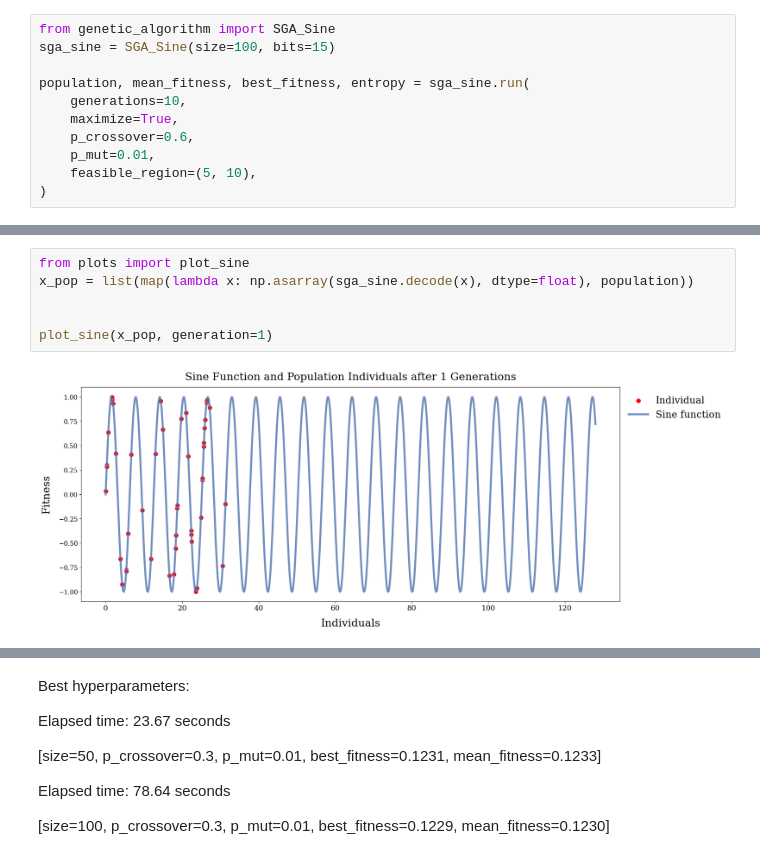
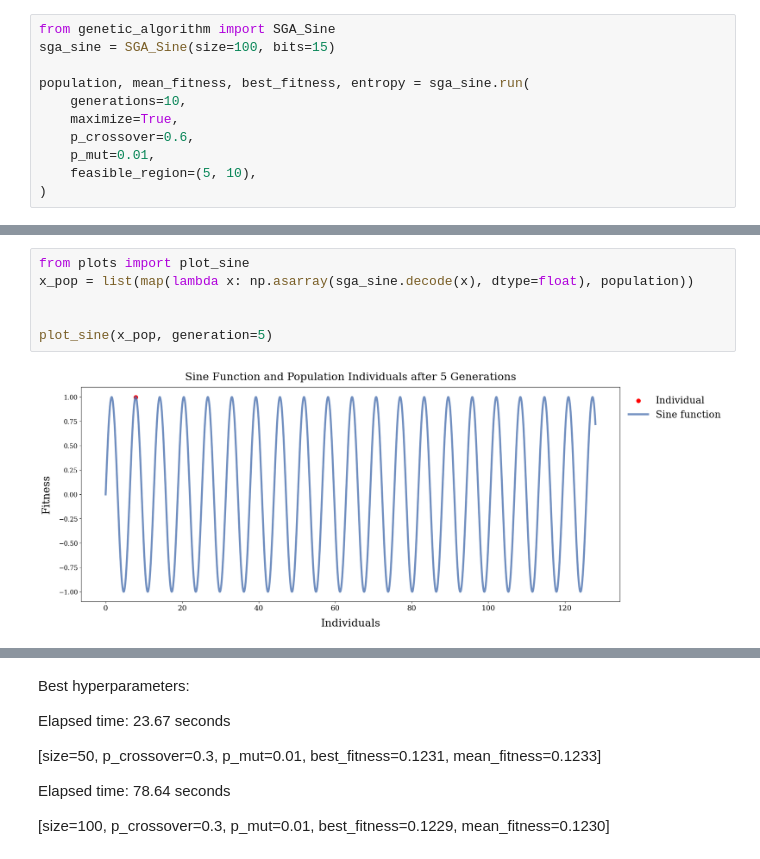
Before and after one commit to olavforland/IT3708, a Jupyter notebook: Project1/project1.ipynb, the cells around one changed output, grey strips where cells are left out. Saved outputs shown, nothing was run; the diff lists cells and outputs as text.

```diff
--- a/Project1/project1.ipynb
+++ b/Project1/project1.ipynb
@@ -19,11 +19,11 @@ plot_fitness(mean_fitness, best_fitness)
 # %%
 from plots import plot_sine
 x_pop = list(map(lambda x: np.asarray(sga_sine.decode(x), dtype=float), population))
 
 
-plot_sine(x_pop, generation=1)
+plot_sine(x_pop, generation=5)
 # %% [output]
-[figure, old version]
+[figure, new version]
 # %%
 from genetic_algorithm import SGA_LinReg
 import pandas as pd
```
Also changed, not shown: parts of 10 cells of this notebook, 1 other file.
